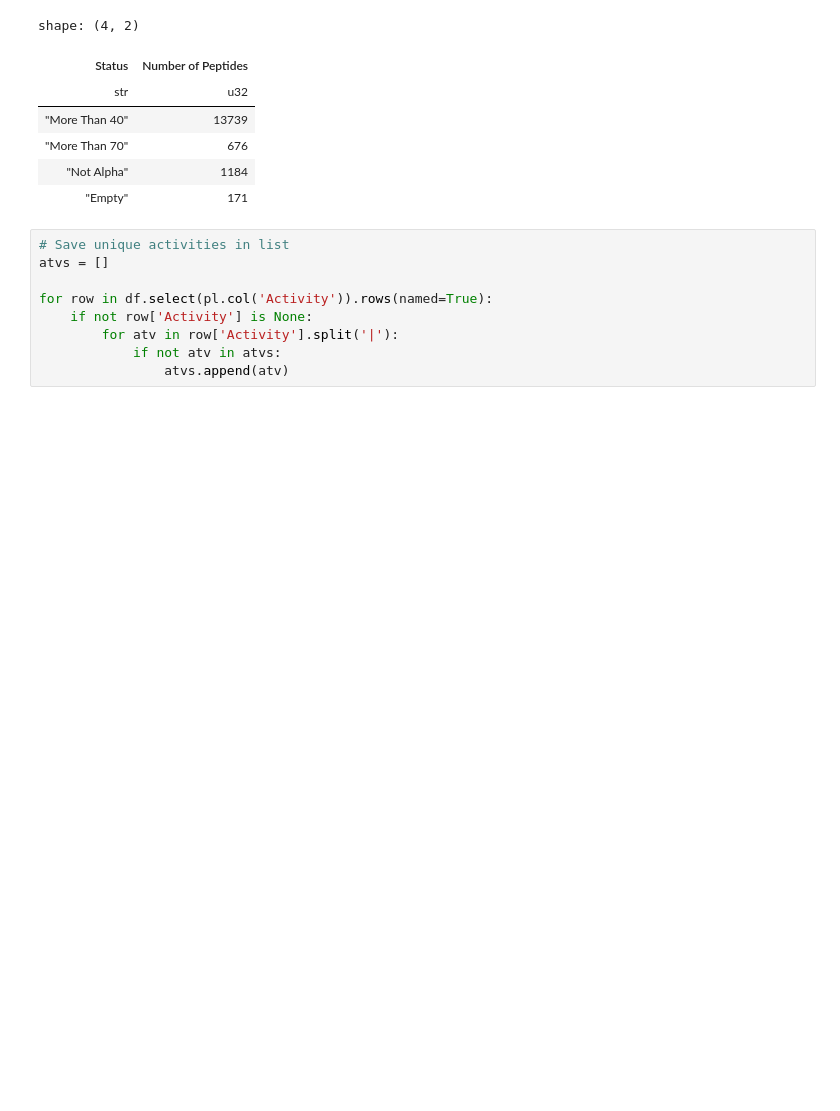
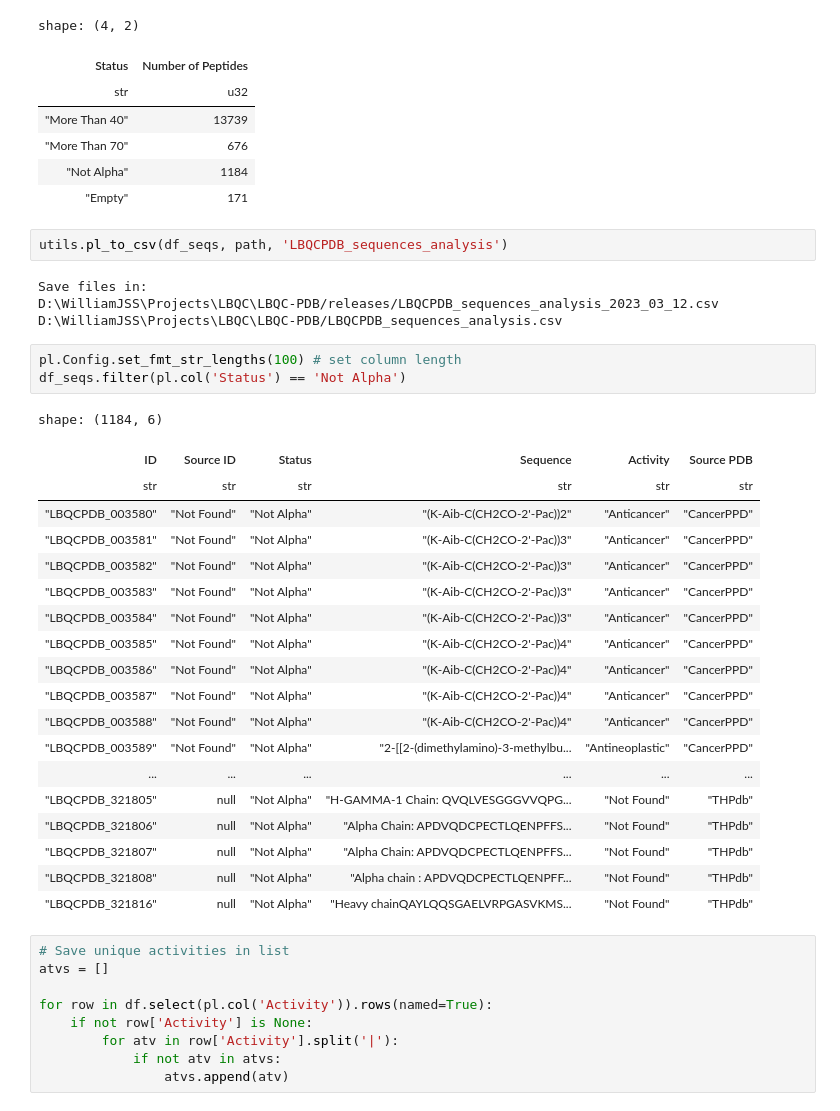
Before and after one commit to WilliamJSS/LBQC-PDB, a Jupyter notebook: LBQCPDB_analysis.ipynb, the cells around one changed output. Cells and saved outputs as stored; diff of their text form; blank space fills up the shorter version.

Commit message:
Export analysis from peptides sequences

```diff
--- a/LBQCPDB_analysis.ipynb
+++ b/LBQCPDB_analysis.ipynb
@@ -83,6 +84,35 @@ shape: (4, 2)
 | "More Than 70" | 676 |
 | "Not Alpha" | 1184 |
 | "Empty" | 171 |
+# %%
+utils.pl_to_csv(df_seqs, path, 'LBQCPDB_sequences_analysis')
+# %% [output]
+Save files in:
+D:\WilliamJSS\Projects\LBQC\LBQC-PDB/releases/LBQCPDB_sequences_analysis_2023_03_12.csv
+D:\WilliamJSS\Projects\LBQC\LBQC-PDB/LBQCPDB_sequences_analysis.csv
+# %%
+pl.Config.set_fmt_str_lengths(100) # set column length
+df_seqs.filter(pl.col('Status') == 'Not Alpha')
+# %% [output]
+shape: (1184, 6)
+| ID | Source ID | Status | Sequence | Activity | Source PDB |
+| str | str | str | str | str | str |
+| "LBQCPDB_003580" | "Not Found" | "Not Alpha" | "(K-Aib-C(CH2CO-2'-Pac))2" | "Anticancer" | "CancerPPD" |
+| "LBQCPDB_003581" | "Not Found" | "Not Alpha" | "(K-Aib-C(CH2CO-2'-Pac))3" | "Anticancer" | "CancerPPD" |
+| "LBQCPDB_003582" | "Not Found" | "Not Alpha" | "(K-Aib-C(CH2CO-2'-Pac))3" | "Anticancer" | "CancerPPD" |
+| "LBQCPDB_003583" | "Not Found" | "Not Alpha" | "(K-Aib-C(CH2CO-2'-Pac))3" | "Anticancer" | "CancerPPD" |
+| "LBQCPDB_003584" | "Not Found" | "Not Alpha" | "(K-Aib-C(CH2CO-2'-Pac))3" | "Anticancer" | "CancerPPD" |
+| "LBQCPDB_003585" | "Not Found" | "Not Alpha" | "(K-Aib-C(CH2CO-2'-Pac))4" | "Anticancer" | "CancerPPD" |
+| "LBQCPDB_003586" | "Not Found" | "Not Alpha" | "(K-Aib-C(CH2CO-2'-Pac))4" | "Anticancer" | "CancerPPD" |
+| "LBQCPDB_003587" | "Not Found" | "Not Alpha" | "(K-Aib-C(CH2CO-2'-Pac))4" | "Anticancer" | "CancerPPD" |
+| "LBQCPDB_003588" | "Not Found" | "Not Alpha" | "(K-Aib-C(CH2CO-2'-Pac))4" | "Anticancer" | "CancerPPD" |
+| "LBQCPDB_003589" | "Not Found" | "Not Alpha" | "2-[[2-(dimethylamino)-3-methylbu... | "Antineoplastic" | "CancerPPD" |
+| ... | ... | ... | ... | ... | ... |
+| "LBQCPDB_321805" | null | "Not Alpha" | "H-GAMMA-1 Chain: QVQLVESGGGVVQPG... | "Not Found" | "THPdb" |
+| "LBQCPDB_321806" | null | "Not Alpha" | "Alpha Chain: APDVQDCPECTLQENPFFS... | "Not Found" | "THPdb" |
+| "LBQCPDB_321807" | null | "Not Alpha" | "Alpha Chain: APDVQDCPECTLQENPFFS... | "Not Found" | "THPdb" |
+| "LBQCPDB_321808" | null | "Not Alpha" | "Alpha chain : APDVQDCPECTLQENPFF... | "Not Found" | "THPdb" |
+| "LBQCPDB_321816" | null | "Not Alpha" | "Heavy chainQAYLQQSGAELVRPGASVKMS... | "Not Found" | "THPdb" |
 # %%
 # Save unique activities in list
 atvs = []
```
Also changed, not shown: parts of 1 cell of this notebook, 3 other files.
